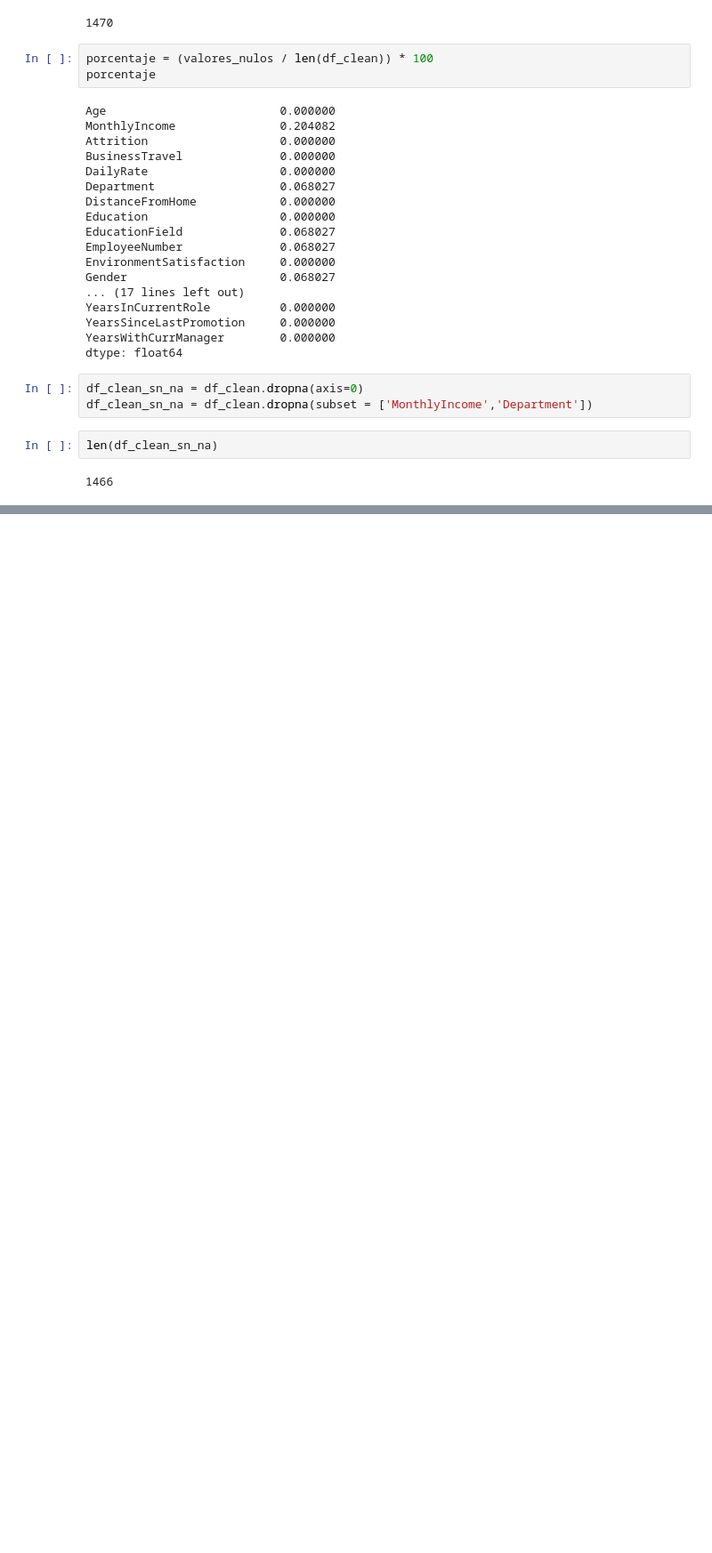
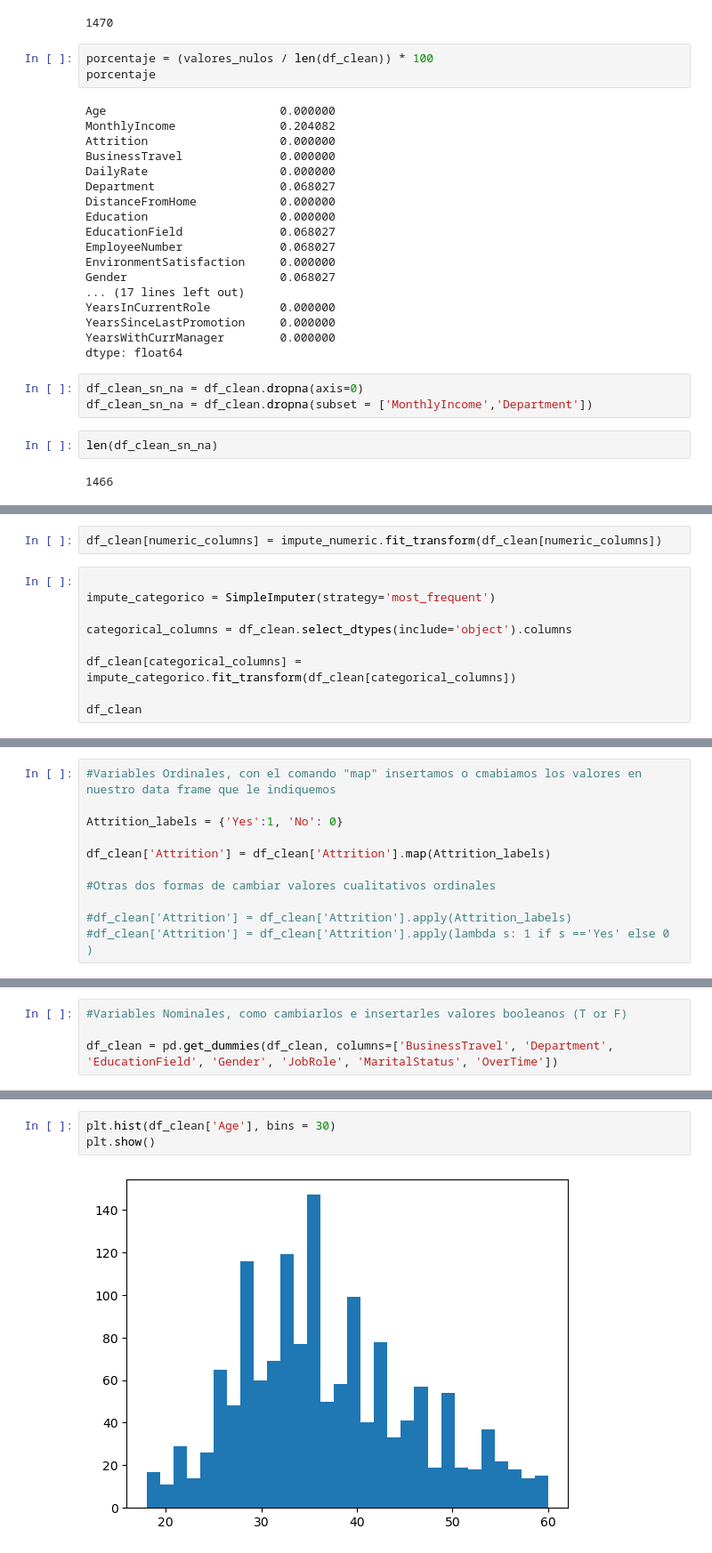
Before and after one commit to leonelrosas96/Diplomado-IA, a Jupyter notebook: Modulo_3/Proyecto_1/importar_datos.ipynb, the cells around one changed output, grey strips where cells are left out. Shown at 89% size. Cells and saved outputs as stored; diff of their text form; blank space fills up the shorter version.

```diff
--- a/Modulo_3/Proyecto_1/importar_datos.ipynb
+++ b/Modulo_3/Proyecto_1/importar_datos.ipynb
@@ -335,0 +364,11 @@ from sklearn.impute import SimpleImputer
+# %%
+df_clean[numeric_columns] = impute_numeric.fit_transform(df_clean[numeric_columns])
+# %%
+
+impute_categorico = SimpleImputer(strategy='most_frequent')
+
+categorical_columns = df_clean.select_dtypes(include='object').columns
+
+df_clean[categorical_columns] = impute_categorico.fit_transform(df_clean[categorical_columns])
+
+df_clean
@@ -335,0 +413,11 @@ from sklearn.impute import SimpleImputer
+# %%
+#Variables Ordinales, con el comando "map" insertamos o cmabiamos los valores en nuestro data frame que le indiquemos
+
+Attrition_labels = {'Yes':1, 'No': 0}
+
+df_clean['Attrition'] = df_clean['Attrition'].map(Attrition_labels)
+
+#Otras dos formas de cambiar valores cualitativos ordinales
+
+#df_clean['Attrition'] = df_clean['Attrition'].apply(Attrition_labels)
+#df_clean['Attrition'] = df_clean['Attrition'].apply(lambda s: 1 if s =='Yes' else 0 )
@@ -335,0 +440,4 @@ from sklearn.impute import SimpleImputer
+# %%
+#Variables Nominales, como cambiarlos e insertarles valores booleanos (T or F)
+
+df_clean = pd.get_dummies(df_clean, columns=['BusinessTravel', 'Department', 'EducationField', 'Gender', 'JobRole', 'MaritalStatus', 'OverTime'])
@@ -335,0 +483,5 @@ from sklearn.impute import SimpleImputer
+# %%
+plt.hist(df_clean['Age'], bins = 30)
+plt.show()
+# %% [output]
+[figure, added]
```
Also changed, not shown: parts of 47 cells of this notebook, 28 other files.
